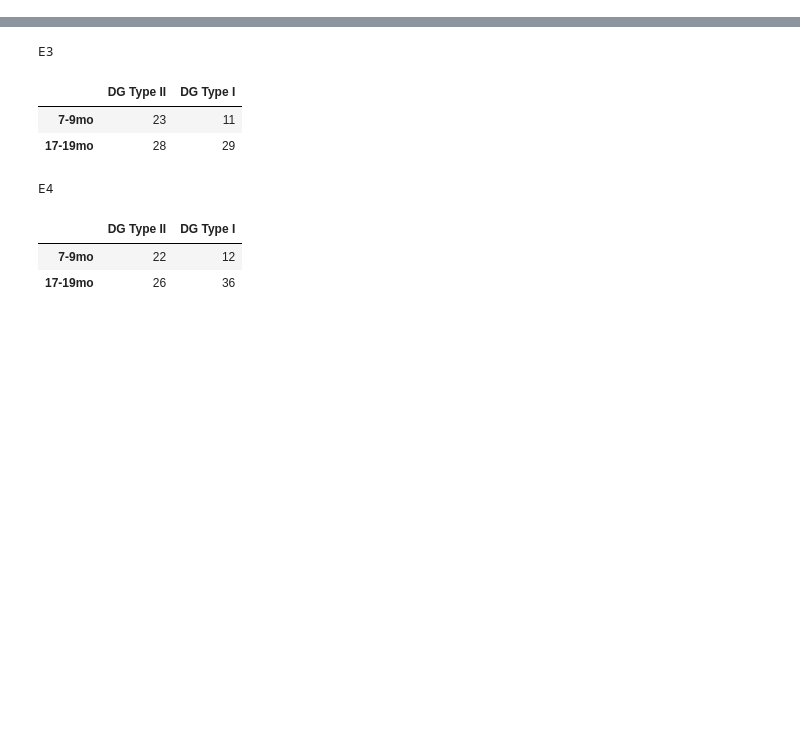
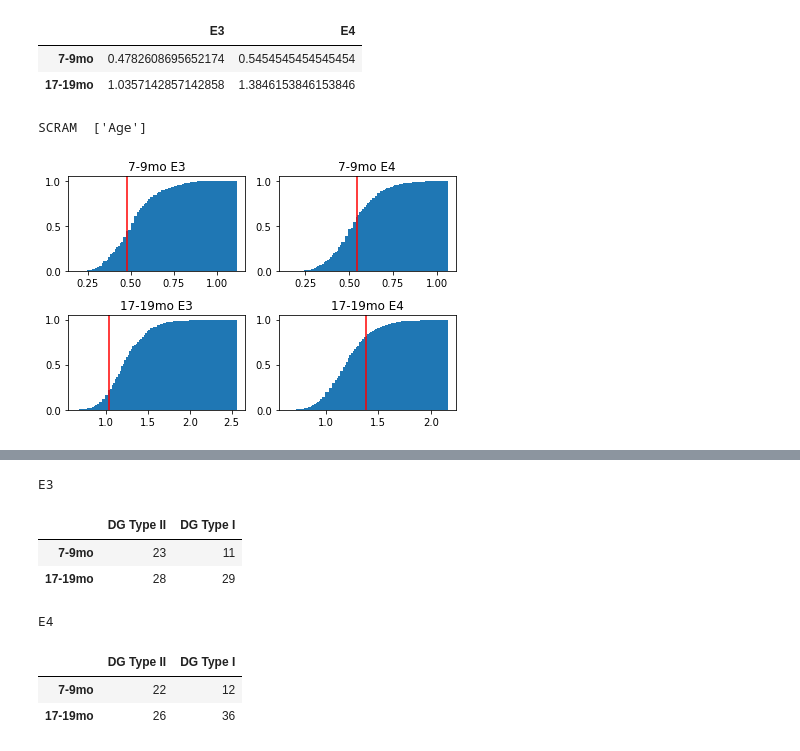
Before and after one commit to dtabuena/ApoE_Data_Clustering, a Jupyter notebook: DGC_Ratio_Stats.ipynb, the cells around one changed output, grey strips where cells are left out. Saved outputs shown, nothing was run; the diff lists cells and outputs as text; code cells hidden in the pictures; blank space fills up the shorter version.

```diff
--- a/DGC_Ratio_Stats.ipynb
+++ b/DGC_Ratio_Stats.ipynb
@@ -42,3 +42,20 @@ from google import colab
 mpl.font_manager.fontManager.addfont('/content/arial.ttf')
 
 clear_output()
+# %%
+
+def get_files(link):
+    my_drop_folder = 'my_drop_folder'
+    zipped_file_path = "/content/"+my_drop_folder + ".zip"
+    unzipped_file_path = "/content/"+my_drop_folder
+    if not( os.path.exists(zipped_file_path)):
+        !wget -O $zipped_file_path $link    # download with new name
+    !echo A | unzip $zipped_file_path -d $unzipped_file_path
+    file_list = [f for r,d,f in os.walk("/content/"+my_drop_folder )][0]
+    return file_list
+# %%
+link = 'https://www.dropbox.com/sh/vnndh8qo9dkhyh3/AABc-bU5bXepR5PmBcQMvwrba?dl=0' # NEW sAHP
+# link = 'https://www.dropbox.com/sh/e52vk7qbr4p0pfw/AACSiEAskL4ZSexlFN0L5S76a?dl=0' # OLD sAHP
+file_list = get_files(link)
+file_list = [f for f in file_list if 'param' in f]
+_ = [print(f) for f in file_list]
@@ -44,0 +208,9 @@ clear_output()
+# %%
+col_l = ['Age']
+quantify(cmh_df,col_l,type_list)
+# %% [output]
+|  | E3 | E4 |
+| 7-9mo | 0.4782608695652174 | 0.5454545454545454 |
+| 17-19mo | 1.0357142857142858 | 1.3846153846153846 |
+SCRAM  ['Age']
+[figure, added]
```
Also changed, not shown: parts of 5 cells of this notebook.
